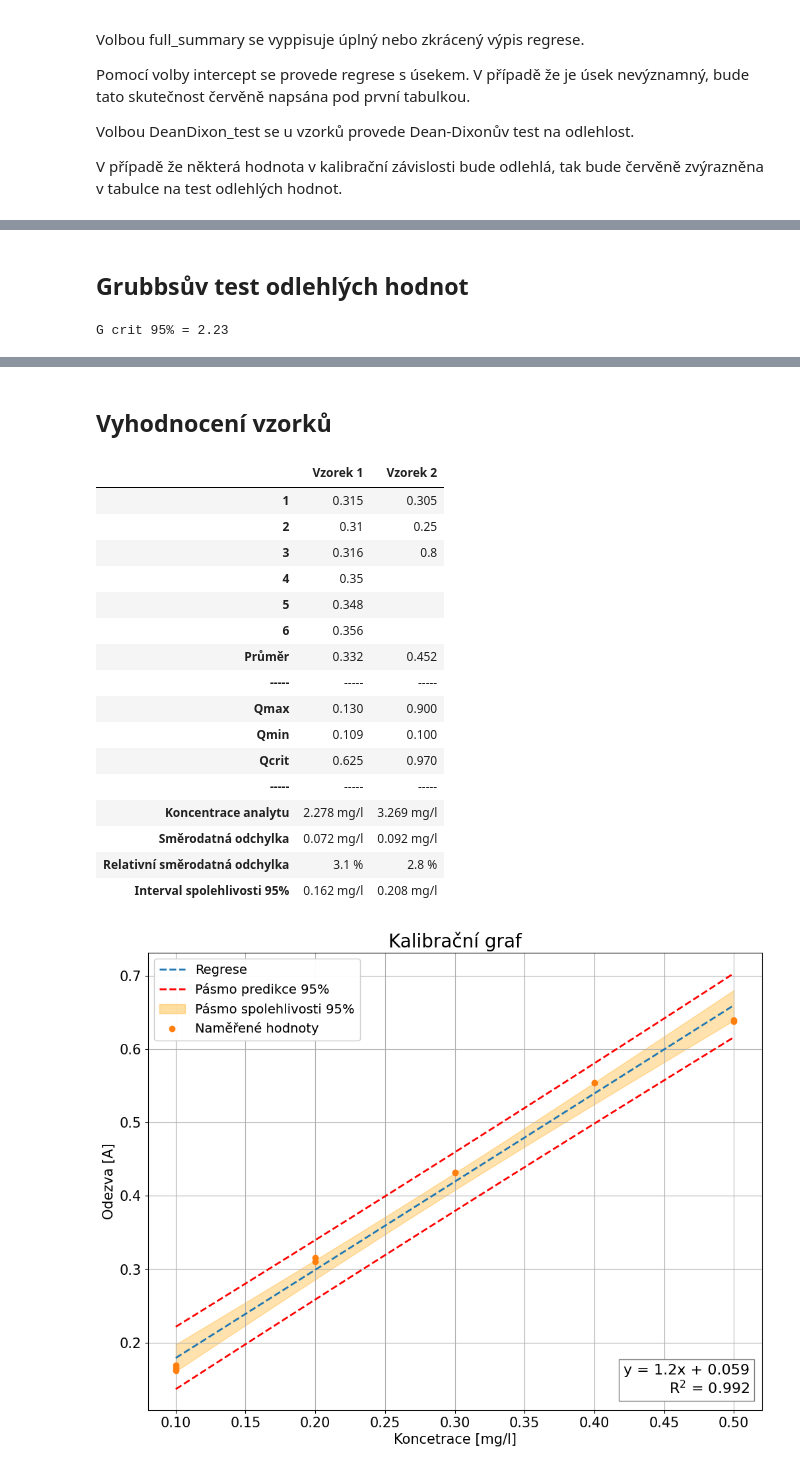
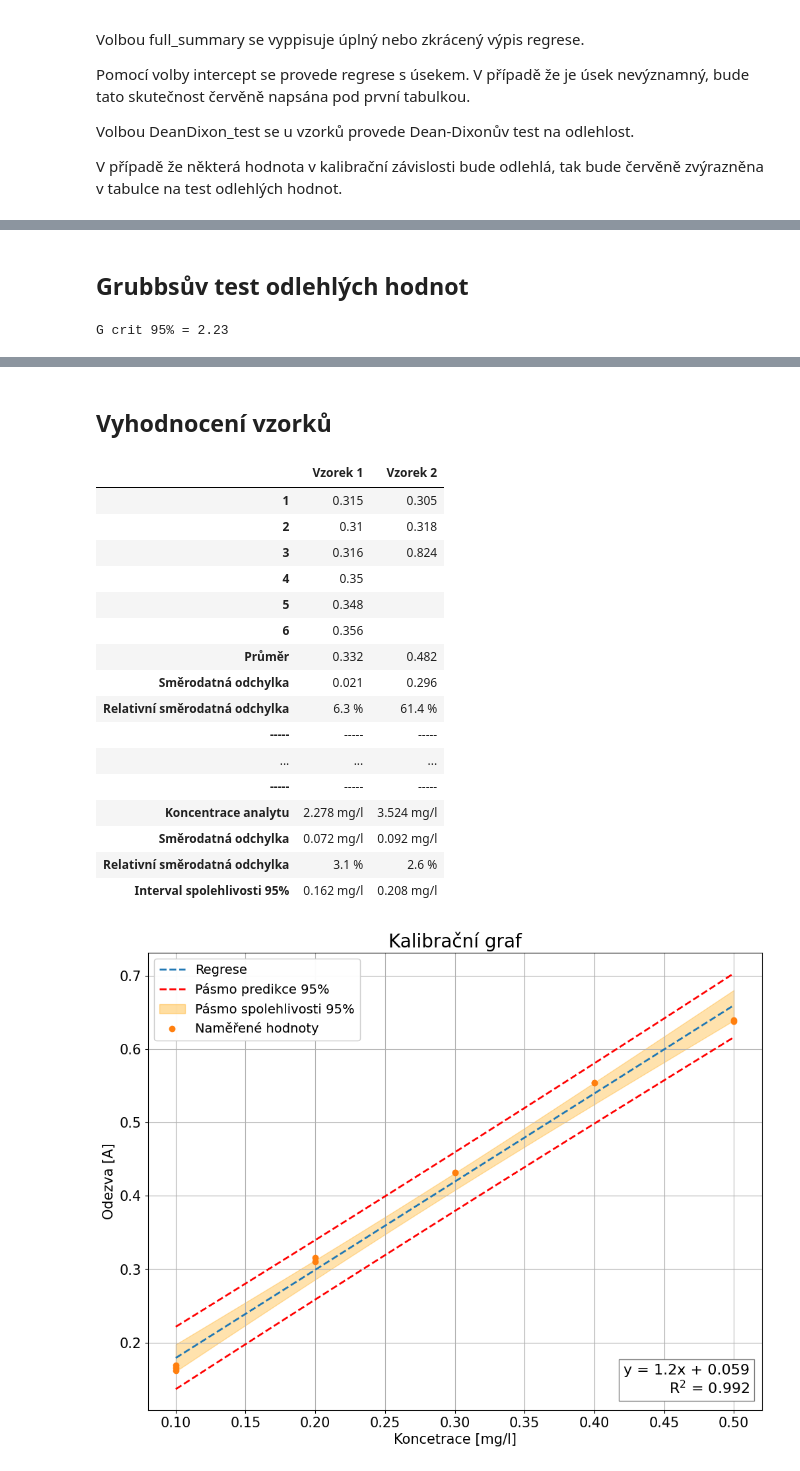
Before and after one commit to Xixaus/Nastroje, a Jupyter notebook: Kalibračka.ipynb, the cells around one changed output, grey strips where cells are left out. Cells and saved outputs as stored; diff of their text form; code cells hidden in the pictures.

```diff
--- a/Kalibračka.ipynb
+++ b/Kalibračka.ipynb
@@ -35,7 +35,7 @@ R_unit = "A" #@param {type:"string"}
 R_standards = "0,162;0,169;0,165/0,31;0,316/0,432;0,432/0,554;0,554/0,638;0,64"#@param {type:"string"}
 c_standards = "0,1/0,2/0,3/0,4/0,5"#@param {type:"string"}
 
-R_sample = "0,315;0,310;0,316;0,350;0,348;0,356/0,305;0,250;0,8" #@param {type:"string"}
+R_sample = "0,315;0,310;0,316;0,350;0,348;0,356/0,305; 0,318; 0,824" #@param {type:"string"}
 Fz =  10#@param {type:"number"}
 full_summary = False #@param {type:"boolean"}
 title = True #@param {type:"boolean"}
@@ -139,10 +139,13 @@ def evaluation(model, calibration, samples):
     result.loc["Interval spolehlivosti 95%"] = result.loc["Interval spolehlivosti 95%"].astype(str) + " " + c_unit
 
     samples_df.loc["Průměr"] = samples.mean().map(lambda x: "{:.{}f}".format(x, round_num))
-    samples_df.loc['-----'] = '-----'
-
 
     if DeanDixon_test == True:
+
+        samples_df.loc["Směrodatná odchylka"] = samples.std().map(lambda x: "{:.{}f}".format(x, round_num))
+        samples_df.loc["Relativní směrodatná odchylka"] = (samples.std() / samples.mean() * 100).round(1).astype(str) + " %"
+        samples_df.loc['-----'] = '-----'
+
         samples_Q_test = pd.DataFrame(columns=samples_df.columns)
         samples_Q_test.loc["Qmax"] = ((samples.max() - samples.apply(lambda x: x.nlargest(2).iloc[-1])) / (samples.max() - samples.min())).map("{:.3f}".format)
         samples_Q_test.loc["Qmin"] = ((samples.apply(lambda x: x.nsmallest(2).iloc[-1]) - samples.min()) / (samples.max() - samples.min())).map("{:.3f}".format)
@@ -151,6 +154,7 @@ def evaluation(model, calibration, samples):
         new_df = pd.concat([samples_df, samples_Q_test, result], axis=0)
 
     else:
+        samples_df.loc['-----'] = '-----'
         new_df = pd.concat([samples_df, result], axis=0)
 
     return (new_df)
@@ -175,22 +179,24 @@ calibration, samples = data_extract(R_standards, c_standards, R_sample)
 
 if intercept == True:
   model = sm.OLS(calibration.iloc[:,1], sm.add_constant(calibration.iloc[:,0])).fit()
+  x_name = ["Úsek", "Směrnice"]
 else:
   model = sm.OLS(calibration.iloc[:,1], calibration.iloc[:,0]).fit()
+  x_name = ["Směrnice"]
 
 if full_summary == True:
-    print(model.summary(xname=["Úsek", "Směrnice"]))
+    print(model.summary(xname=x_name))
 else:
     print('\n'.join(str(model.summary().tables[0]).split('\n')[:4]))
-    print(model.summary().tables[1])
+    print(model.summary(xname=x_name).tables[1])
 
 criterium = sm.OLS(calibration.iloc[:,1], sm.add_constant(calibration.iloc[:,0])).fit().pvalues[0]
 if criterium > 0.05:
   print()
-  display(HTML('<p style="font-size: 15pt; font-weight: bold; color: red;">Úsek je nevýznamný</p>'))
+  display(HTML(f'<p style="font-size: 15pt; font-weight: bold; color: red;">Úsek je nevýznamný. (P = {criterium:.3f})</p>'))
 else:
   print()
-  display(HTML('<p style="font-size: 15pt; font-weight: bold;">Úsek je významný</p>'))
+  display(HTML(f'<p style="font-size: 15pt; font-weight: bold;">Úsek je významný (P = {criterium:.3f})</p>'))
 
 display(HTML("<h2>Grubbsův test odlehlých hodnot</h2>"))
 display(outlier_value(model, calibration, samples))
@@ -220,9 +226,15 @@ plt.plot(x, y, 'o', label="Naměřené hodnoty")
 first_legend = plt.legend(loc='upper left')
 plt.gca().add_artist(first_legend)
 props = dict(boxstyle='square', facecolor='white', edgecolor='grey')
-sign = '-' if model.params[0] < 0 else '+'
-plt.text(0.98, 0.03, f'y = {model.params[1]:.3g}x {sign} {abs(model.params[0]):.3f}\nR$^2$ = {model.rsquared.round(3)}',
-         transform=plt.gca().transAxes, fontsize=16, verticalalignment='bottom', horizontalalignment='right', bbox=props)
+
+if intercept == True:
+    sign = '-' if model.params[0] < 0 else '+'
+    plt.text(0.98, 0.03, f'y = {model.params[1]:.3g}x {sign} {abs(model.params[0]):.3f}\nR$^2$ = {model.rsquared.round(3)}',
+            transform=plt.gca().transAxes, fontsize=16, verticalalignment='bottom', horizontalalignment='right', bbox=props)
+
+else:
+    plt.text(0.98, 0.03, f'y = {model.params[0]:.3g}x \nR$^2$ = {model.rsquared.round(3)}',
+            transform=plt.gca().transAxes, fontsize=16, verticalalignment='bottom', horizontalalignment='right', bbox=props)
 
 plt.grid()
 plt.xlabel(f"Koncetrace [{c_unit}]")
@@ -243,33 +255,33 @@ Concentration     1.2019      0.035     34.491      0.000       1.123       1.28
 Grubbsův test odlehlých hodnot
 G crit 95% = 2.23
 |  | Concentration | Signal | G |
 | 1 | 0.1 | 0.162 | 1.10 |
 | 2 | 0.1 | 0.169 | 0.65 |
 | 3 | 0.1 | 0.165 | 0.91 |
 | 4 | 0.2 | 0.310 | 0.71 |
 | 5 | 0.2 | 0.316 | 1.10 |
 | 6 | 0.3 | 0.432 | 0.83 |
 | 7 | 0.3 | 0.432 | 0.83 |
 | 8 | 0.4 | 0.554 | 0.95 |
 | 9 | 0.4 | 0.554 | 0.95 |
 | 10 | 0.5 | 0.638 | 1.42 |
 | 11 | 0.5 | 0.640 | 1.29 |
 Vyhodnocení vzorků
 |  | Vzorek 1 | Vzorek 2 |
 | 1 | 0.315 | 0.305 |
-| 2 | 0.31 | 0.25 |
-| 3 | 0.316 | 0.8 |
+| 2 | 0.31 | 0.318 |
+| 3 | 0.316 | 0.824 |
 | 4 | 0.35 |  |
 | 5 | 0.348 |  |
 | 6 | 0.356 |  |
-| Průměr | 0.332 | 0.452 |
+| Průměr | 0.332 | 0.482 |
+| Směrodatná odchylka | 0.021 | 0.296 |
+| Relativní směrodatná odchylka | 6.3 % | 61.4 % |
 | ----- | ----- | ----- |
-| Qmax | 0.130 | 0.900 |
-| Qmin | 0.109 | 0.100 |
-| Qcrit | 0.625 | 0.970 |
+| ... | ... | ... |
 | ----- | ----- | ----- |
-| Koncentrace analytu | 2.278 mg/l | 3.269 mg/l |
+| Koncentrace analytu | 2.278 mg/l | 3.524 mg/l |
 | Směrodatná odchylka | 0.072 mg/l | 0.092 mg/l |
-| Relativní směrodatná odchylka | 3.1 % | 2.8 % |
+| Relativní směrodatná odchylka | 3.1 % | 2.6 % |
 | Interval spolehlivosti 95% | 0.162 mg/l | 0.208 mg/l |
 [figure]
```
Also changed, not shown: parts of 2 cells of this notebook.
